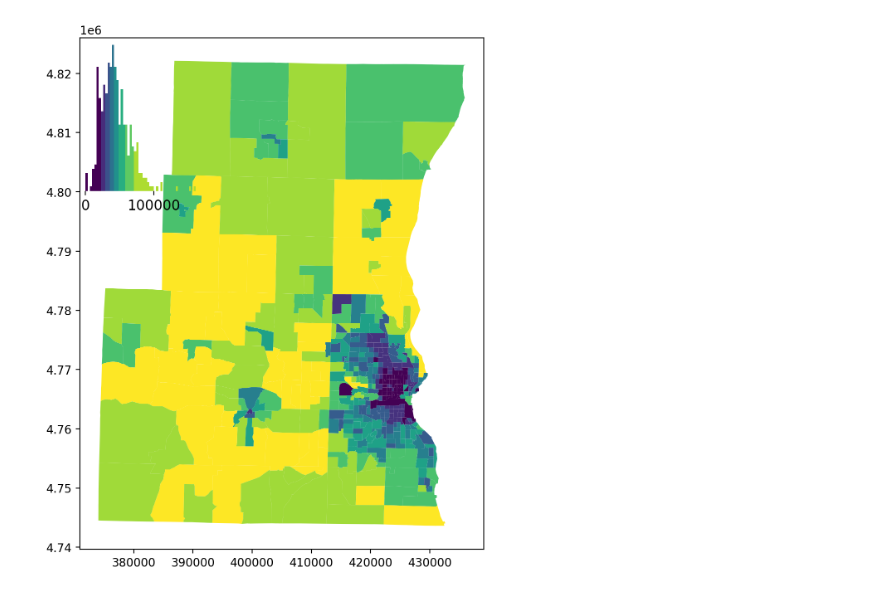
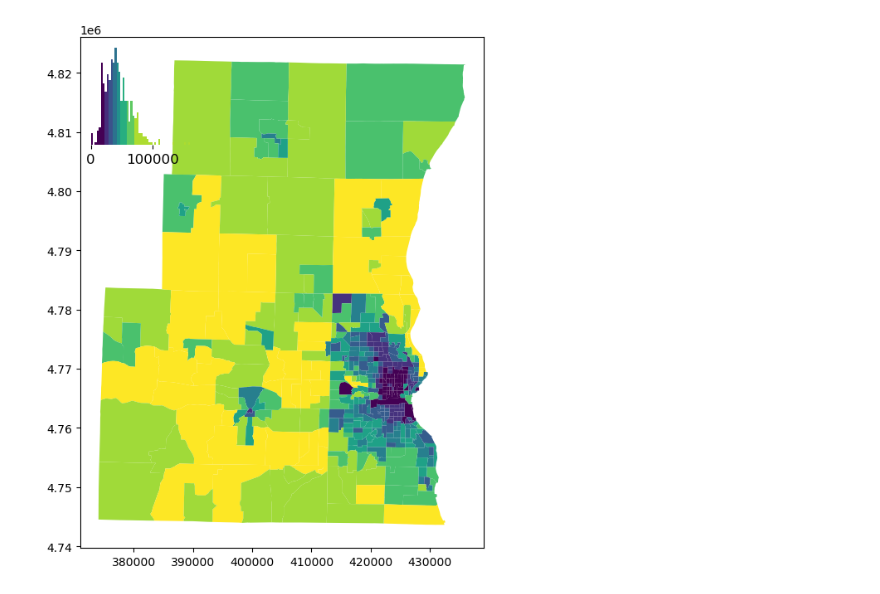
Before and after one commit to pysal/mapclassify, a Jupyter notebook: notebooks/legendgram.ipynb, the cells around one changed output. Saved outputs shown, nothing was run; the diff lists cells and outputs as text; code cells hidden in the pictures.

Commit message:
use inset_axes

```diff
--- a/notebooks/legendgram.ipynb
+++ b/notebooks/legendgram.ipynb
@@ -14,9 +12,9 @@ c = classify(gdf.HH_INC, scheme='quantiles', k=8)
 # %%
 f,ax = plt.subplots(figsize=(8,8))
 gdf.plot('HH_INC', scheme='quantiles', k=8, ax=ax)
-c.plot_legendgram(ax=ax, loc='upper left', legend_size=(.3,.3), inset=True)
+c.plot_legendgram(ax=ax, loc='upper left', legend_size=("27%", "20%"), inset=True, )
 # %% [output]
-[figure, old version]
+[figure, new version]
 # %%
 f,ax = plt.subplots(1,2, figsize=(10,6))
 gdf.plot('HH_INC', scheme='quantiles',ax=ax[0])
```
Also changed, not shown: parts of 4 cells of this notebook, 2 other files.
